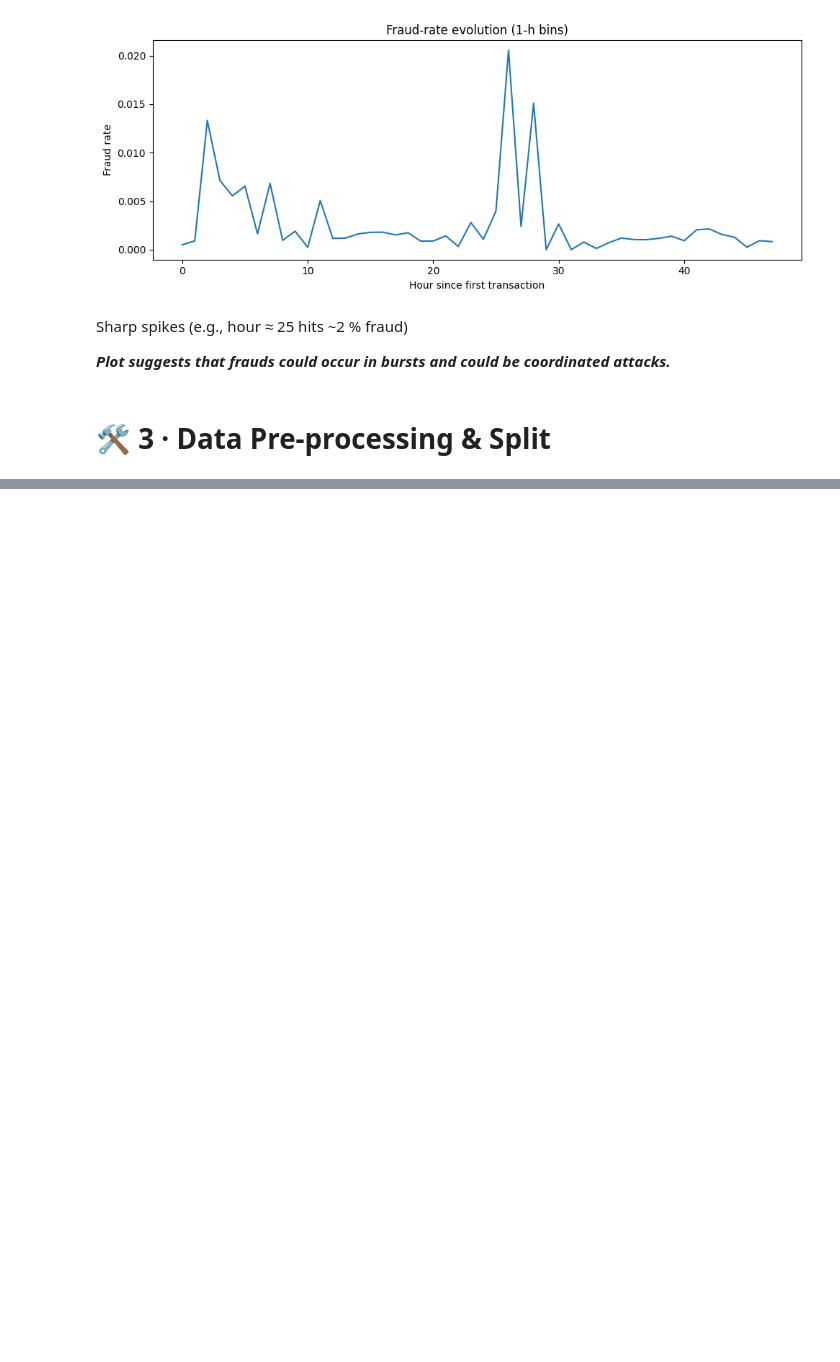
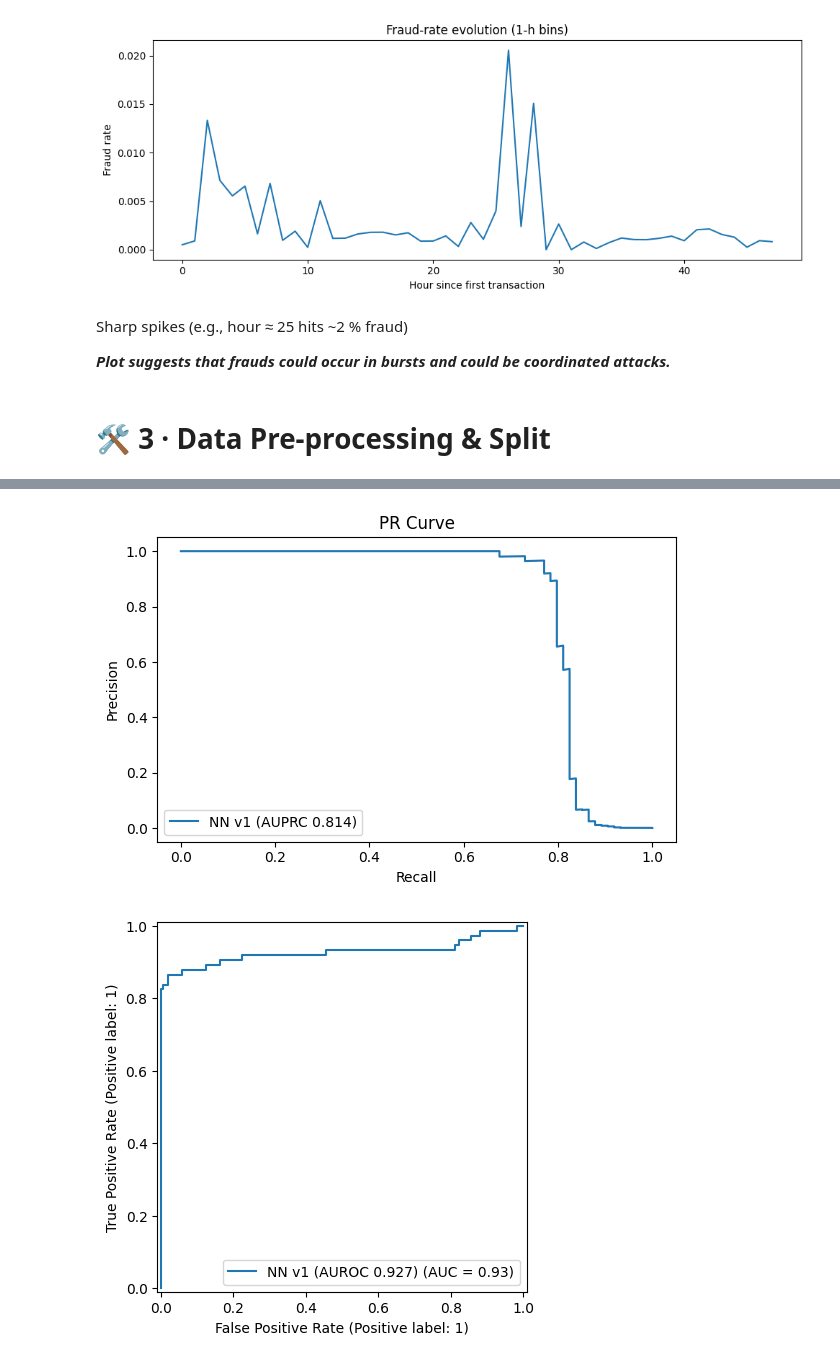
Before and after one commit to PatrykGluszekDS/TensorFlow-Projects-Showcase, a Jupyter notebook: NN-Classification/Credit_Card_Fraud_Detector.ipynb, the cells around one changed output, grey strips where cells are left out. Cells and saved outputs as stored; diff of their text form; code cells hidden in the pictures; blank space fills up the shorter version.

```diff
--- a/NN-Classification/Credit_Card_Fraud_Detector.ipynb
+++ b/NN-Classification/Credit_Card_Fraud_Detector.ipynb
@@ -130,0 +363,14 @@ Sharp spikes (e.g., hour ≈ 25 hits ~2 % fraud)
+# %%
+SEED = 42
+tf.random.set_seed(SEED); np.random.seed(SEED); random.seed(SEED)
+
+# load splits
+X_train = np.load('/content/data/processed/X_train.npy')
+y_train = np.load('/content/data/processed/y_train.npy')
+X_val   = np.load('/content/data/processed/X_val.npy')
+y_val   = np.load('/content/data/processed/y_val.npy')
+
+# SMOTE again (same 1:10 ratio)
+sm = SMOTE(sampling_strategy=0.1, random_state=SEED)
+Xs, ys = sm.fit_resample(X_train, y_train)
+print("Train shape after SMOTE:", Xs.shape, "  Fraud ratio:", ys.mean().round(4))
@@ -130,0 +401,15 @@ Sharp spikes (e.g., hour ≈ 25 hits ~2 % fraud)
+# %%
+model = make_model(Xs.shape[1])
+es = callbacks.EarlyStopping(monitor='val_auprc', mode='max',
+                             patience=7, restore_best_weights=True)
+logdir = "/content/logs/nn_v1/" + datetime.datetime.now().strftime("%Y%m%d-%H%M%S")
+tb = callbacks.TensorBoard(logdir, histogram_freq=1, write_graph=False)
+
+history = model.fit(
+    Xs, ys,
+    epochs=50,
+    batch_size=1024,
+    validation_data=(X_val, y_val),
+    callbacks=[es, tb],
+    verbose=2
+)
@@ -130,0 +434,5 @@ Sharp spikes (e.g., hour ≈ 25 hits ~2 % fraud)
+# %%
+val_probs = model.predict(X_val, batch_size=4096).ravel()
+auroc = roc_auc_score(y_val, val_probs)
+auprc = average_precision_score(y_val, val_probs)
+print(f"Validation  AUROC {auroc:.4f}   AUPRC {auprc:.4f}")
@@ -130,0 +442,14 @@ Sharp spikes (e.g., hour ≈ 25 hits ~2 % fraud)
+# %%
+pr, rec, _ = precision_recall_curve(y_val, val_probs)
+plt.figure(figsize=(6,4))
+plt.plot(rec, pr, label=f'NN v1 (AUPRC {auprc:.3f})')
+plt.xlabel('Recall'); plt.ylabel('Precision'); plt.title('PR Curve'); plt.legend()
+plt.tight_layout(); plt.show()
+
+# ROC
+from sklearn.metrics import RocCurveDisplay
+RocCurveDisplay.from_predictions(y_val, val_probs, name=f'NN v1 (AUROC {auroc:.3f})')
+plt.show()
+# %% [output]
+[figure, added]
+[figure, added]
```
Also changed, not shown: parts of 44 cells of this notebook.
